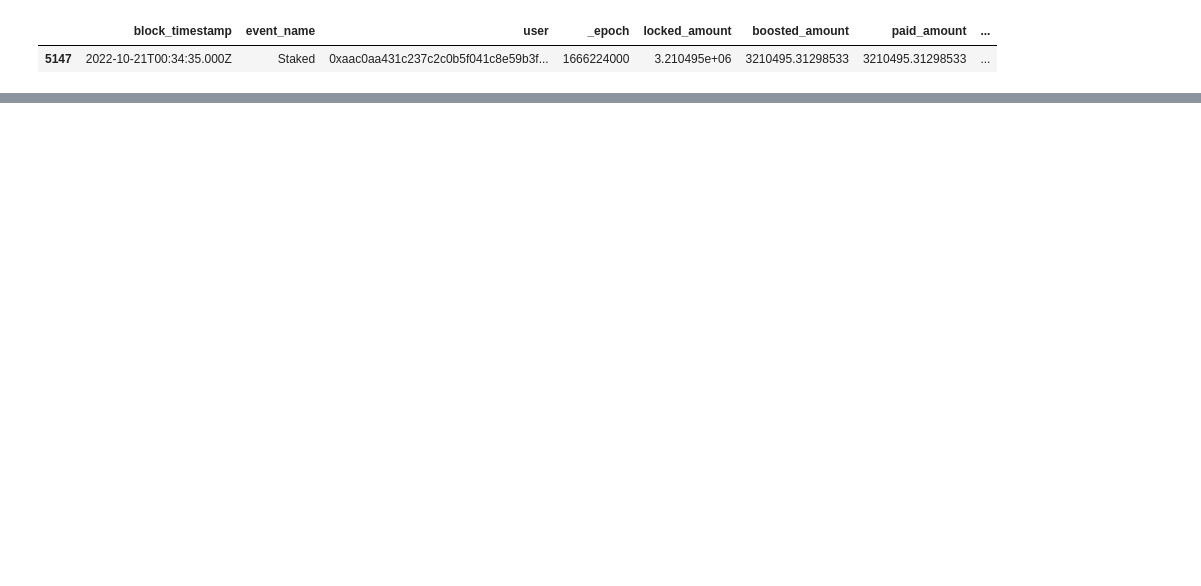
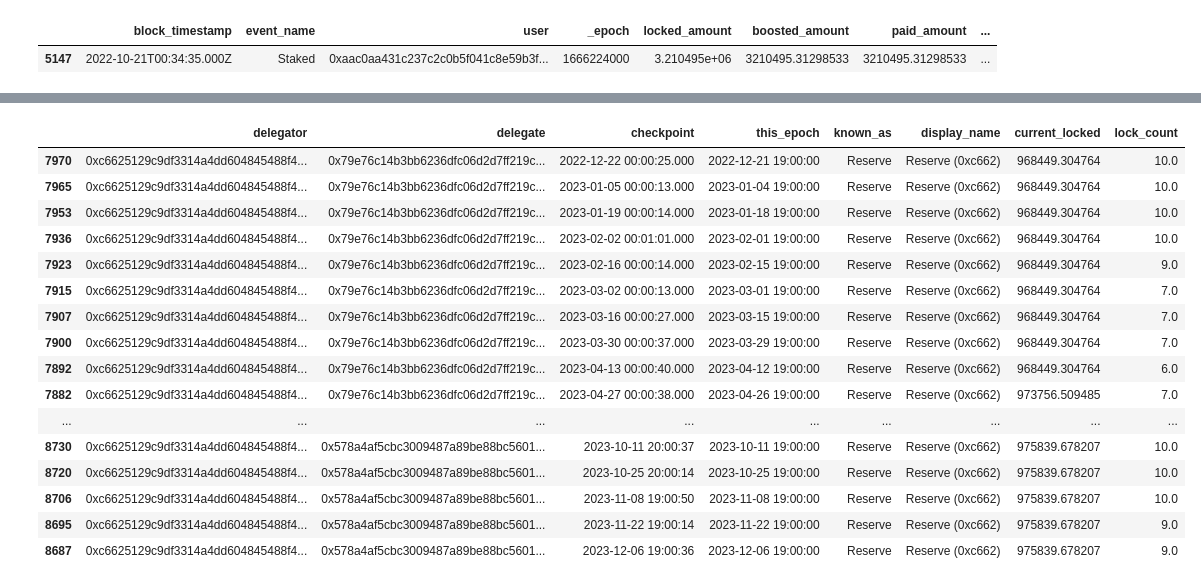
Before and after one commit to ExperimentsWithCode/Center-For-Llamas, a Jupyter notebook: test_delegation.ipynb, the cells around one changed output, grey strips where cells are left out. Cells and saved outputs as stored; diff of their text form; code cells hidden in the pictures; blank space fills up the shorter version.

```diff
--- a/test_delegation.ipynb
+++ b/test_delegation.ipynb
@@ -751,7 +918,25 @@ fig.show()
 # )
 # fig.show()
 # %%
-pcb.delegator_locks_per_proposal[pcb.delegator_locks_per_proposal['known_as'] == 'Reserve Delegate 2']
+pcb.delegator_locks_per_proposal[pcb.delegator_locks_per_proposal['known_as'] == 'Reserve']
+# %% [output]
+|  | delegator | delegate | checkpoint | this_epoch | known_as | display_name | current_locked | lock_count |
+| 7970 | 0xc6625129c9df3314a4dd604845488f4... | 0x79e76c14b3bb6236dfc06d2d7ff219c... | 2022-12-22 00:00:25.000 | 2022-12-21 19:00:00 | Reserve | Reserve (0xc662) | 968449.304764 | 10.0 |
+| 7965 | 0xc6625129c9df3314a4dd604845488f4... | 0x79e76c14b3bb6236dfc06d2d7ff219c... | 2023-01-05 00:00:13.000 | 2023-01-04 19:00:00 | Reserve | Reserve (0xc662) | 968449.304764 | 10.0 |
+| 7953 | 0xc6625129c9df3314a4dd604845488f4... | 0x79e76c14b3bb6236dfc06d2d7ff219c... | 2023-01-19 00:00:14.000 | 2023-01-18 19:00:00 | Reserve | Reserve (0xc662) | 968449.304764 | 10.0 |
+| 7936 | 0xc6625129c9df3314a4dd604845488f4... | 0x79e76c14b3bb6236dfc06d2d7ff219c... | 2023-02-02 00:01:01.000 | 2023-02-01 19:00:00 | Reserve | Reserve (0xc662) | 968449.304764 | 10.0 |
+| 7923 | 0xc6625129c9df3314a4dd604845488f4... | 0x79e76c14b3bb6236dfc06d2d7ff219c... | 2023-02-16 00:00:14.000 | 2023-02-15 19:00:00 | Reserve | Reserve (0xc662) | 968449.304764 | 9.0 |
+| 7915 | 0xc6625129c9df3314a4dd604845488f4... | 0x79e76c14b3bb6236dfc06d2d7ff219c... | 2023-03-02 00:00:13.000 | 2023-03-01 19:00:00 | Reserve | Reserve (0xc662) | 968449.304764 | 7.0 |
+| 7907 | 0xc6625129c9df3314a4dd604845488f4... | 0x79e76c14b3bb6236dfc06d2d7ff219c... | 2023-03-16 00:00:27.000 | 2023-03-15 19:00:00 | Reserve | Reserve (0xc662) | 968449.304764 | 7.0 |
+| 7900 | 0xc6625129c9df3314a4dd604845488f4... | 0x79e76c14b3bb6236dfc06d2d7ff219c... | 2023-03-30 00:00:37.000 | 2023-03-29 19:00:00 | Reserve | Reserve (0xc662) | 968449.304764 | 7.0 |
+| 7892 | 0xc6625129c9df3314a4dd604845488f4... | 0x79e76c14b3bb6236dfc06d2d7ff219c... | 2023-04-13 00:00:40.000 | 2023-04-12 19:00:00 | Reserve | Reserve (0xc662) | 968449.304764 | 6.0 |
+| 7882 | 0xc6625129c9df3314a4dd604845488f4... | 0x79e76c14b3bb6236dfc06d2d7ff219c... | 2023-04-27 00:00:38.000 | 2023-04-26 19:00:00 | Reserve | Reserve (0xc662) | 973756.509485 | 7.0 |
+| ... | ... | ... | ... | ... | ... | ... | ... | ... |
+| 8730 | 0xc6625129c9df3314a4dd604845488f4... | 0x578a4af5cbc3009487a89be88bc5601... | 2023-10-11 20:00:37 | 2023-10-11 19:00:00 | Reserve | Reserve (0xc662) | 975839.678207 | 10.0 |
+| 8720 | 0xc6625129c9df3314a4dd604845488f4... | 0x578a4af5cbc3009487a89be88bc5601... | 2023-10-25 20:00:14 | 2023-10-25 19:00:00 | Reserve | Reserve (0xc662) | 975839.678207 | 10.0 |
+| 8706 | 0xc6625129c9df3314a4dd604845488f4... | 0x578a4af5cbc3009487a89be88bc5601... | 2023-11-08 19:00:50 | 2023-11-08 19:00:00 | Reserve | Reserve (0xc662) | 975839.678207 | 10.0 |
+| 8695 | 0xc6625129c9df3314a4dd604845488f4... | 0x578a4af5cbc3009487a89be88bc5601... | 2023-11-22 19:00:14 | 2023-11-22 19:00:00 | Reserve | Reserve (0xc662) | 975839.678207 | 9.0 |
+| 8687 | 0xc6625129c9df3314a4dd604845488f4... | 0x578a4af5cbc3009487a89be88bc5601... | 2023-12-06 19:00:36 | 2023-12-06 19:00:00 | Reserve | Reserve (0xc662) | 975839.678207 | 9.0 |
 # %%
 # fig = make_subplots(specs=[[{"secondary_y": True}]])
 # fig.update_layout(
```
Also changed, not shown: parts of 30 cells of this notebook, 33 other files.
